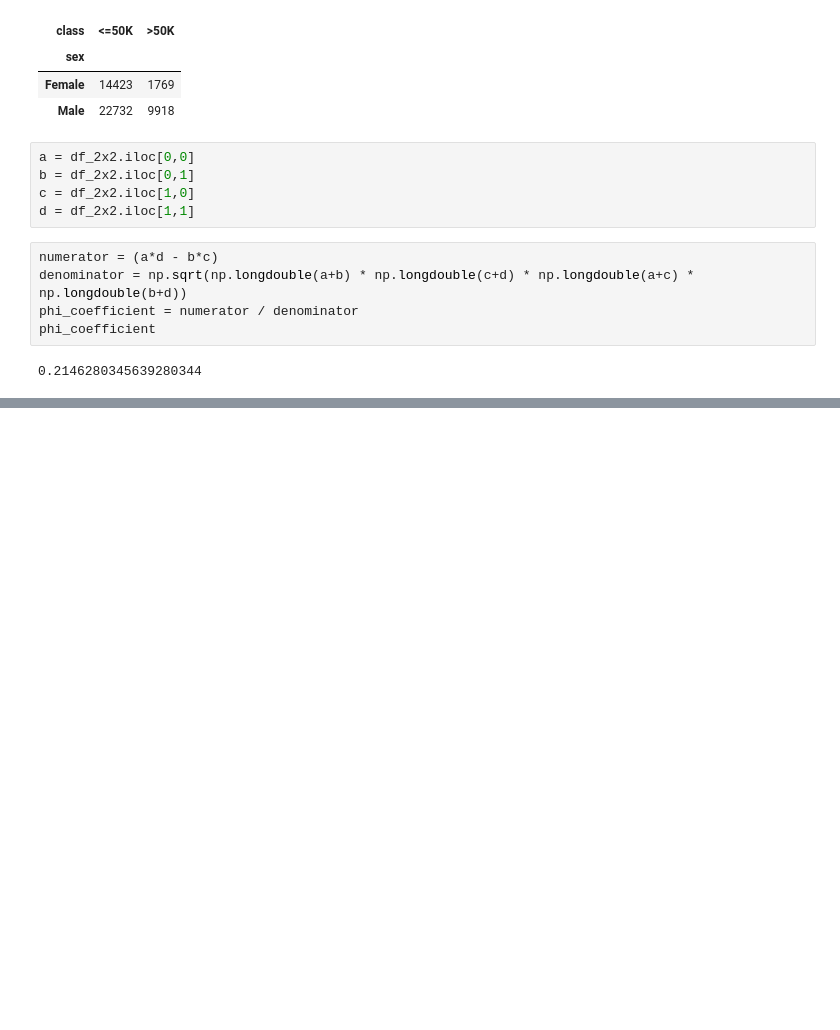
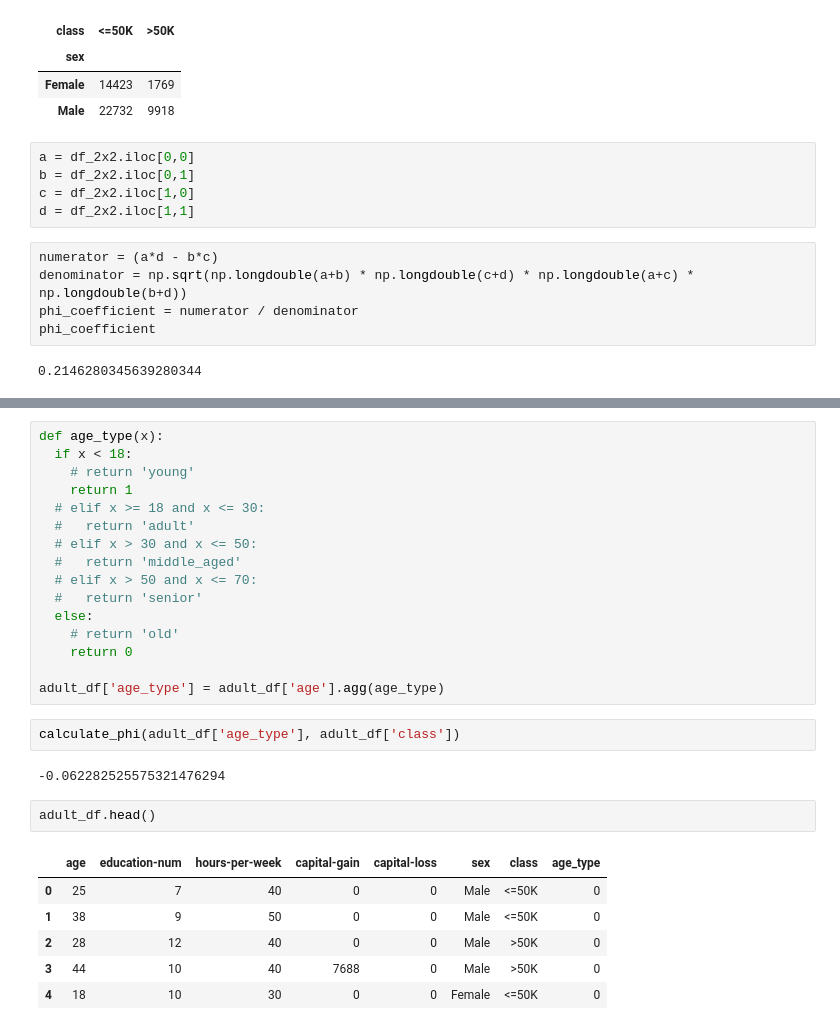
Before and after one commit to UznetDev/Data-science-home-work, a Jupyter notebook: 03_Okt_2024.ipynb, the cells around one changed output, grey strips where cells are left out. Drawn from its saved outputs; the diff is of its cells as text; blank space fills up the shorter version.

```diff
--- a/03_Okt_2024.ipynb
+++ b/03_Okt_2024.ipynb
@@ -45,0 +85,29 @@ phi_coefficient
+# %%
+def age_type(x):
+  if x < 18:
+    # return 'young'
+    return 1
+  # elif x >= 18 and x <= 30:
+  #   return 'adult'
+  # elif x > 30 and x <= 50:
+  #   return 'middle_aged'
+  # elif x > 50 and x <= 70:
+  #   return 'senior'
+  else:
+    # return 'old'
+    return 0
+
+adult_df['age_type'] = adult_df['age'].agg(age_type)
+# %%
+calculate_phi(adult_df['age_type'], adult_df['class'])
+# %% [output]
+-0.062282525575321476294
+# %%
+adult_df.head()
+# %% [output]
+|  | age | education-num | hours-per-week | capital-gain | capital-loss | sex | class | age_type |
+| 0 | 25 | 7 | 40 | 0 | 0 | Male | <=50K | 0 |
+| 1 | 38 | 9 | 50 | 0 | 0 | Male | <=50K | 0 |
+| 2 | 28 | 12 | 40 | 0 | 0 | Male | >50K | 0 |
+| 3 | 44 | 10 | 40 | 7688 | 0 | Male | >50K | 0 |
+| 4 | 18 | 10 | 30 | 0 | 0 | Female | <=50K | 0 |
```
Also changed, not shown: parts of 6 cells of this notebook.
